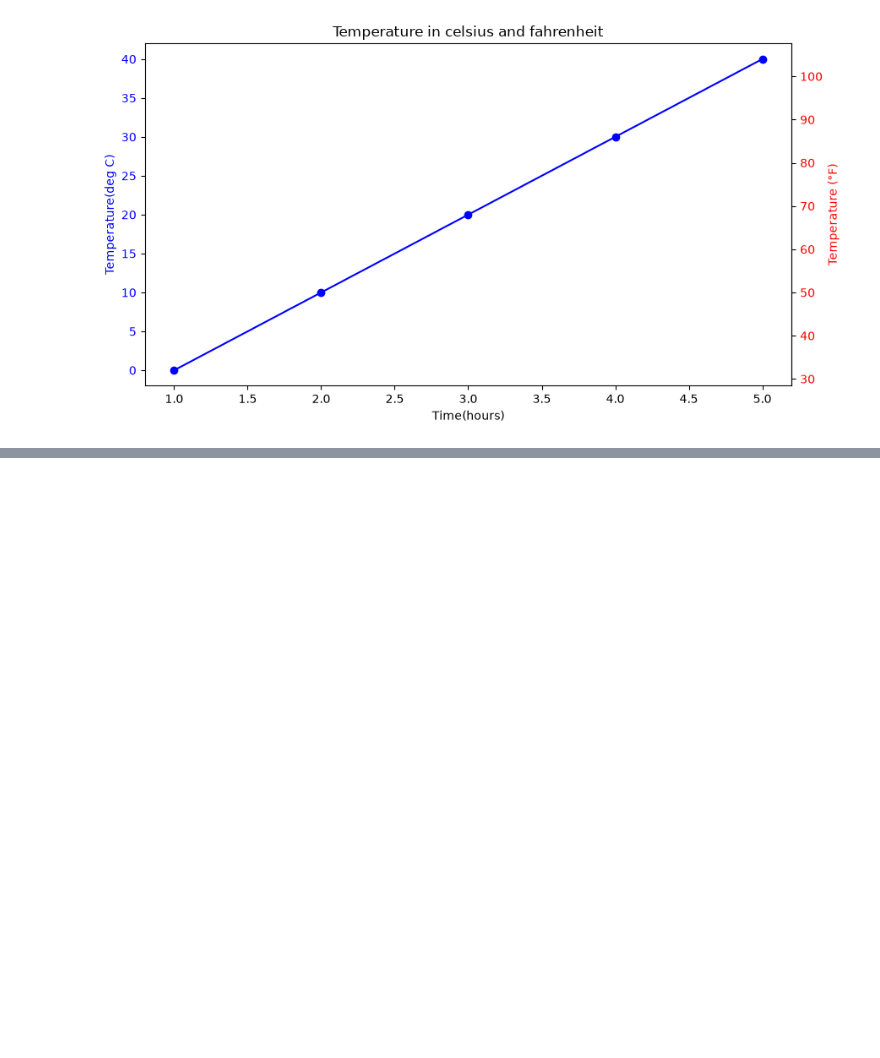
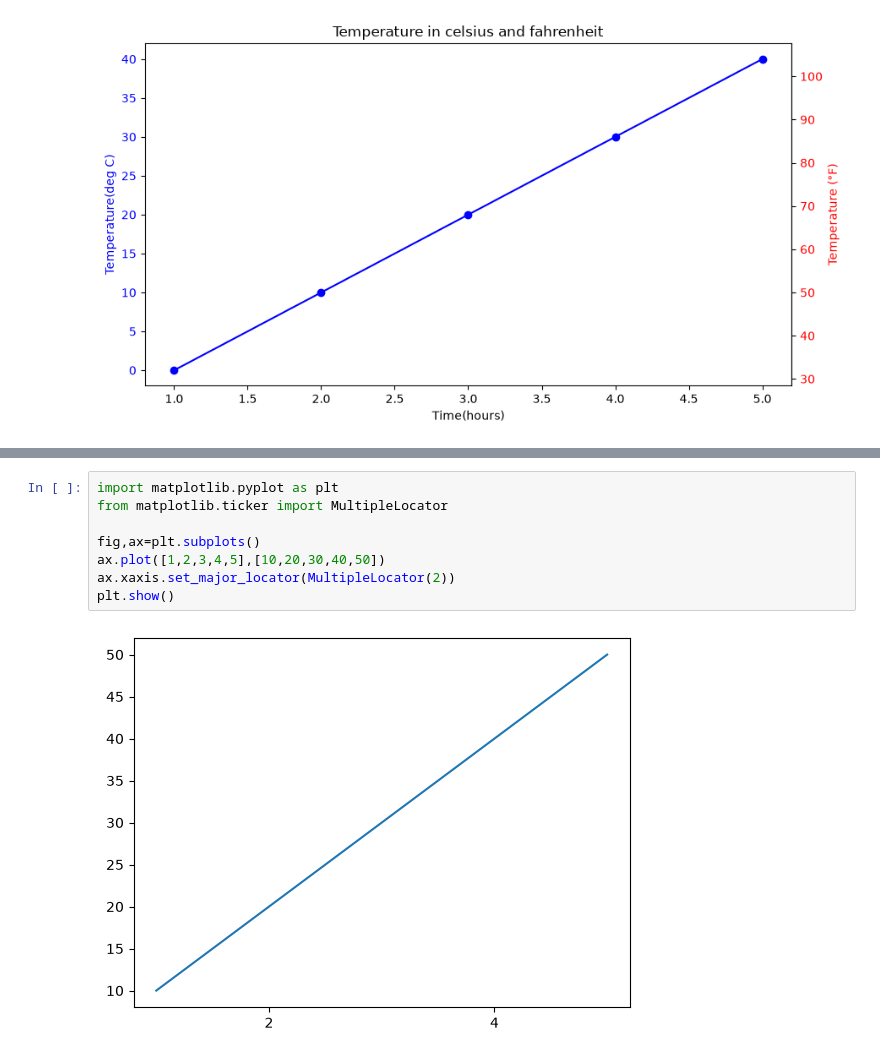
Before and after one commit to aprajitamall/DV_sem2_274, a Jupyter notebook: OOA_advanced_matplotlib.ipynb, the cells around one changed output, grey strips where cells are left out. Drawn from its saved outputs; the diff is of its cells as text; blank space fills up the shorter version.

Commit message:
locator and formatter

```diff
--- a/OOA_advanced_matplotlib.ipynb
+++ b/OOA_advanced_matplotlib.ipynb
@@ -138,0 +216,10 @@ plt.show()
+# %%
+import matplotlib.pyplot as plt
+from matplotlib.ticker import MultipleLocator
+
+fig,ax=plt.subplots()
+ax.plot([1,2,3,4,5],[10,20,30,40,50])
+ax.xaxis.set_major_locator(MultipleLocator(2))
+plt.show()
+# %% [output]
+[figure, added]
```
Also changed, not shown: parts of 6 cells of this notebook.
